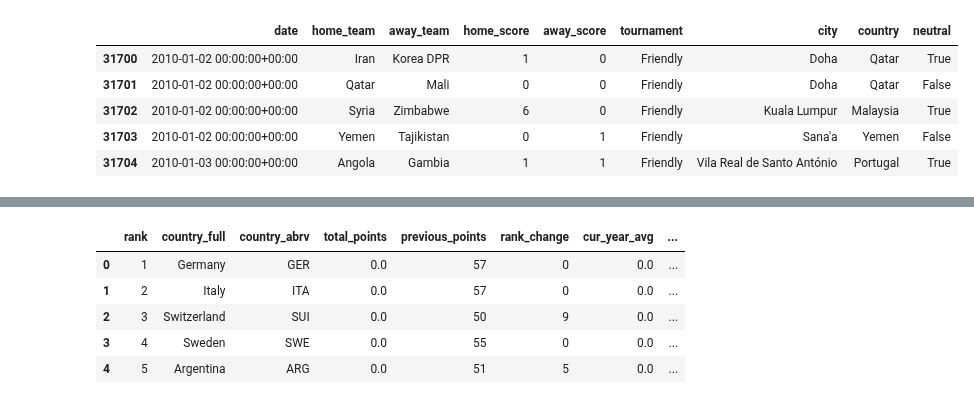
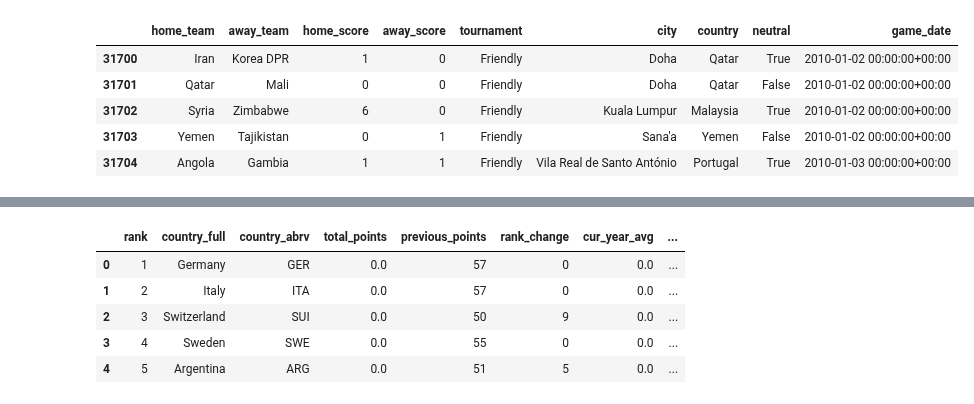
Before and after one commit to AC209aWC2018/World-Cup-2018, a Jupyter notebook: sofifa/sofifa-train-test.ipynb, the cells around one changed output, grey strips where cells are left out. Cells and saved outputs as stored; diff of their text form; code cells hidden in the pictures.

```diff
--- a/sofifa/sofifa-train-test.ipynb
+++ b/sofifa/sofifa-train-test.ipynb
@@ -9,19 +9,24 @@ import re
 # %%
 results = pd.read_csv('../data/fifa/international_results.csv')
 results['date'] = pd.to_datetime(results['date'], utc=True)
 
+#change column name to avoid confusion later when merging.
+results['game_date'] = results['date']
+results = results.drop(['date'], axis = 1)
+
+
 # restrict dates
 earliest_date = '2010-01-01'
 latest_date = '2018-06-14'
-results = results[(results['date'] > earliest_date) & (results['date'] < latest_date)]
+results = results[(results['game_date'] > earliest_date) & (results['game_date'] < latest_date)]
 results.head()
 # %% [output]
-|  | date | home_team | away_team | home_score | away_score | tournament | city | country | neutral |
-| 31700 | 2010-01-02 00:00:00+00:00 | Iran | Korea DPR | 1 | 0 | Friendly | Doha | Qatar | True |
-| 31701 | 2010-01-02 00:00:00+00:00 | Qatar | Mali | 0 | 0 | Friendly | Doha | Qatar | False |
-| 31702 | 2010-01-02 00:00:00+00:00 | Syria | Zimbabwe | 6 | 0 | Friendly | Kuala Lumpur | Malaysia | True |
-| 31703 | 2010-01-02 00:00:00+00:00 | Yemen | Tajikistan | 0 | 1 | Friendly | Sana'a | Yemen | False |
-| 31704 | 2010-01-03 00:00:00+00:00 | Angola | Gambia | 1 | 1 | Friendly | Vila Real de Santo António | Portugal | True |
+|  | home_team | away_team | home_score | away_score | tournament | city | country | neutral | game_date |
+| 31700 | Iran | Korea DPR | 1 | 0 | Friendly | Doha | Qatar | True | 2010-01-02 00:00:00+00:00 |
+| 31701 | Qatar | Mali | 0 | 0 | Friendly | Doha | Qatar | False | 2010-01-02 00:00:00+00:00 |
+| 31702 | Syria | Zimbabwe | 6 | 0 | Friendly | Kuala Lumpur | Malaysia | True | 2010-01-02 00:00:00+00:00 |
+| 31703 | Yemen | Tajikistan | 0 | 1 | Friendly | Sana'a | Yemen | False | 2010-01-02 00:00:00+00:00 |
+| 31704 | Angola | Gambia | 1 | 1 | Friendly | Vila Real de Santo António | Portugal | True | 2010-01-03 00:00:00+00:00 |
 # %%
 # response variable
 score_diff = results['home_score'] - results['away_score']
```
Also changed, not shown: parts of 28 cells of this notebook.
